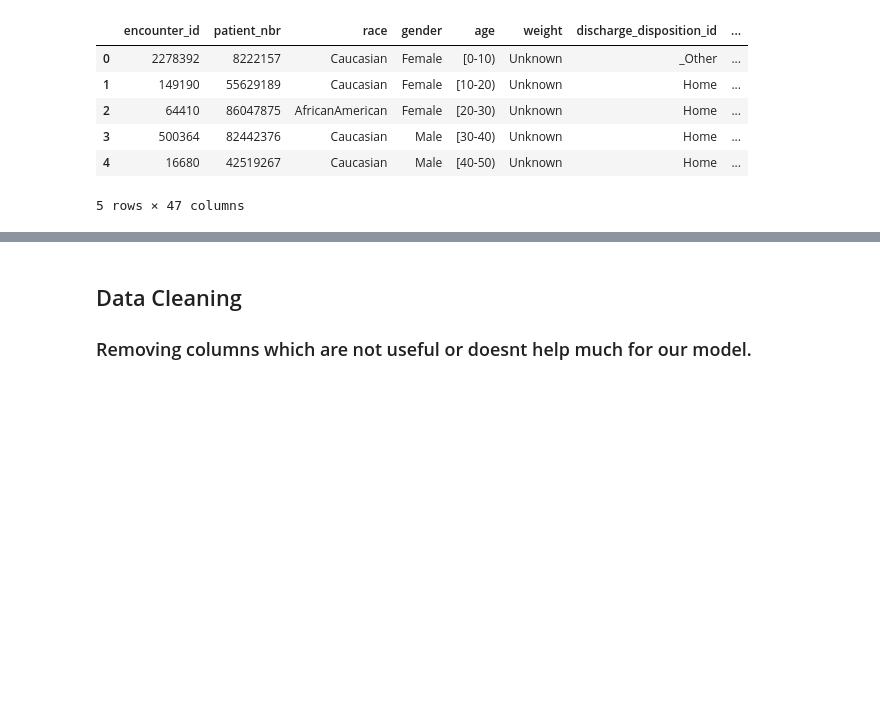
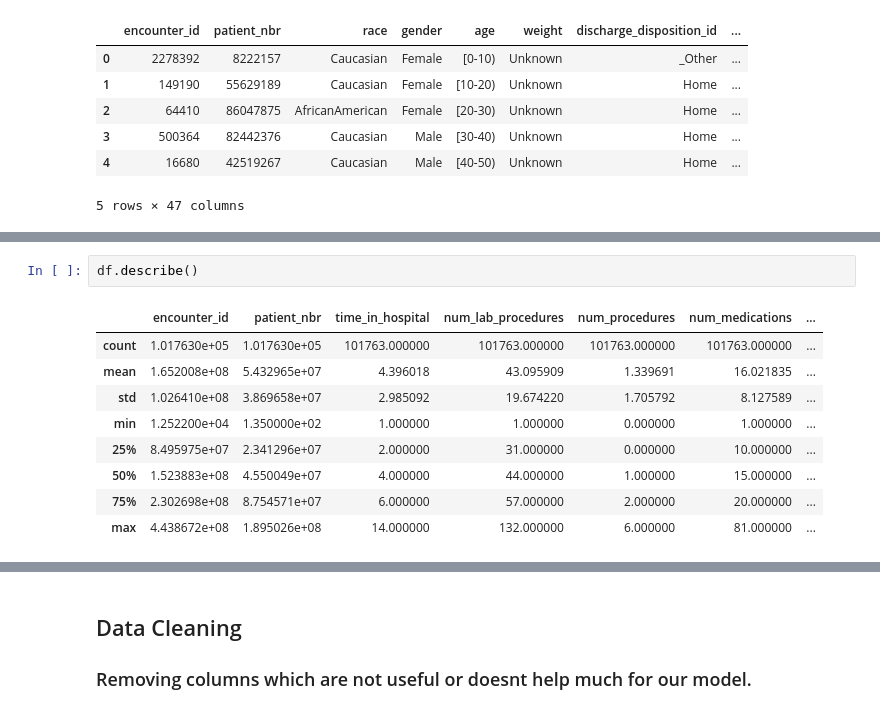
Before and after one commit to akhilmatta89/NCIMasters, a Jupyter notebook: statistics_and_optimization/ClassAssignment/Class_Test.ipynb, the cells around one changed output, grey strips where cells are left out. Cells and saved outputs as stored; diff of their text form; blank space fills up the shorter version.

```diff
--- a/statistics_and_optimization/ClassAssignment/Class_Test.ipynb
+++ b/statistics_and_optimization/ClassAssignment/Class_Test.ipynb
@@ -24,0 +45,12 @@ df.head()
+# %%
+df.describe()
+# %% [output]
+|  | encounter_id | patient_nbr | time_in_hospital | num_lab_procedures | num_procedures | num_medications | ... |
+| count | 1.017630e+05 | 1.017630e+05 | 101763.000000 | 101763.000000 | 101763.000000 | 101763.000000 | ... |
+| mean | 1.652008e+08 | 5.432965e+07 | 4.396018 | 43.095909 | 1.339691 | 16.021835 | ... |
+| std | 1.026410e+08 | 3.869658e+07 | 2.985092 | 19.674220 | 1.705792 | 8.127589 | ... |
+| min | 1.252200e+04 | 1.350000e+02 | 1.000000 | 1.000000 | 0.000000 | 1.000000 | ... |
+| 25% | 8.495975e+07 | 2.341296e+07 | 2.000000 | 31.000000 | 0.000000 | 10.000000 | ... |
+| 50% | 1.523883e+08 | 4.550049e+07 | 4.000000 | 44.000000 | 1.000000 | 15.000000 | ... |
+| 75% | 2.302698e+08 | 8.754571e+07 | 6.000000 | 57.000000 | 2.000000 | 20.000000 | ... |
+| max | 4.438672e+08 | 1.895026e+08 | 14.000000 | 132.000000 | 6.000000 | 81.000000 | ... |
```
Also changed, not shown: parts of 7 cells of this notebook, 12 other files.
